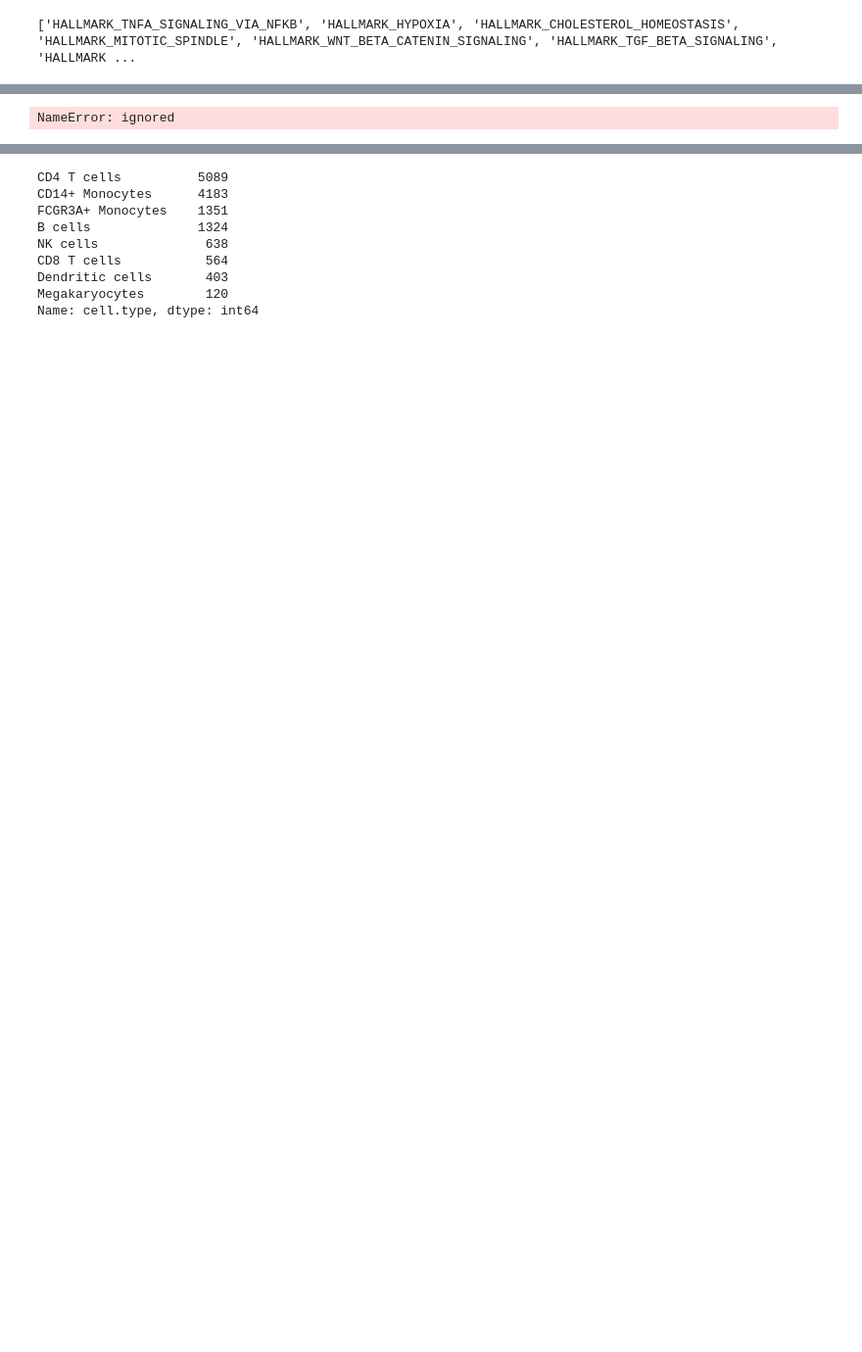
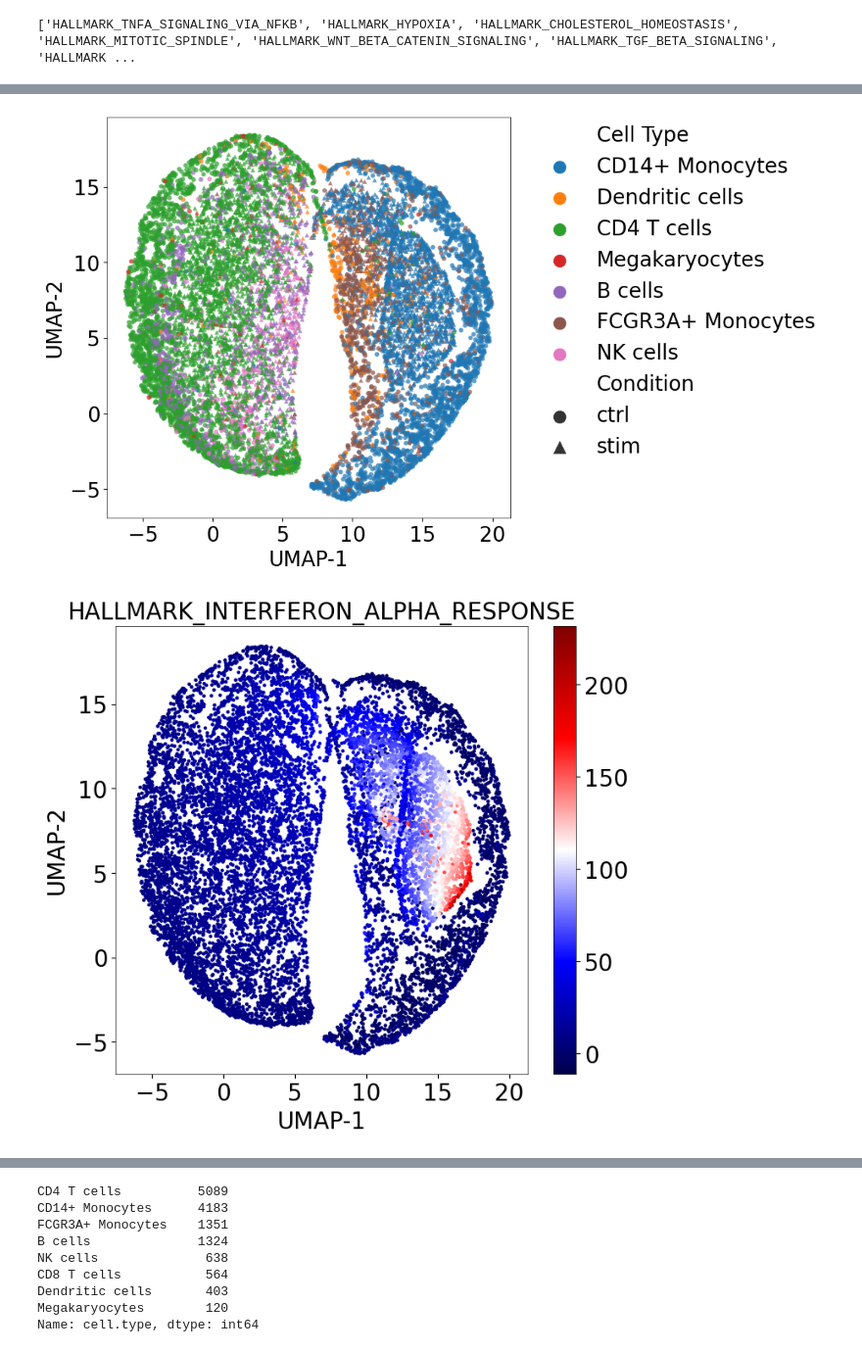
Before and after one commit to davidroad/BMI_7320_Final, a Jupyter notebook: BMI7320_Final_project_single_cell_TP_inference.ipynb, the cells around one changed output, grey strips where cells are left out. Shown at 98% size. Saved outputs shown, nothing was run; the diff lists cells and outputs as text; code cells hidden in the pictures; blank space fills up the shorter version.

```diff
--- a/BMI7320_Final_project_single_cell_TP_inference.ipynb
+++ b/BMI7320_Final_project_single_cell_TP_inference.ipynb
@@ -153,16 +153,17 @@ torch.device('cuda' if torch.cuda.is_available() else 'cpu')
 # %% [output]
 device(type='cuda')
 # %%
-##use 'CD8 T cells' as an example
+##leave 'CD8 T cells' out as an example
+##https://github.com/LucasESBS/vega-reproducibility/blob/main/src/train_vega_ct_out_pbmc.py
 device = torch.device('cuda')
-cell_type = 'CD8 T cells'
+cell_type = 'CD8 T cells' ##CD14+ Monocytes
 print('Training model leaving out '+cell_type, flush=True)
 prefix_model = 'vega_kang_pbmc_%s_out_'%( cell_type)
 print(prefix_model)
 prefix_out = '5CV_vega_kang_pbmc_%s_out_res.npy'%(cell_type)
 print(prefix_out)
-cells = full_data.obs["cell_type"] ==cell_type
-train_data = full_data[cells].copy()
+##remove CD8 T cells in stim condition
+train_data = full_data.copy()[~((full_data.obs['cell_type'] == cell_type) )]
 labels = train_data.obs['cell_type']
 le = preprocessing.LabelEncoder()
 le.fit(labels)
@@ -174,7 +175,7 @@ if sparse.issparse(train_data.X):
   train_ds = train_data.X.A
 else:
   train_ds = train_data.X
-train_ds = torch.Tensor(train_ds).to(device)
+train_ds = torch.Tensor(train_ds)
 print(1)
 print(train_ds.is_cuda)
 train_ds = UnsupervisedDataset(train_ds, targets=y)
@@ -222,7 +219,7 @@ train_data.obs
 # %%
 ##load the best model
-device = torch.device('cuda')
-model = VEGA(pathway_mask, positive_decoder=True)
+device = torch.device('cpu')
+model = VEGA(pathway_mask, positive_decoder=True,device =torch.device('cpu'))
 # Load the best trained model weights
 model.load_state_dict(torch.load('/content/BMI_7320_Final/VEGA_PBMC/save_model/vega_kang_pbmc_CD8 T cells_out_fold_4.pt',map_location=device))
 model.to(device)
@@ -268,19 +277,46 @@ RuntimeError: ignored
 # %%
 reducer = umap.UMAP(random_state=42, min_dist=0.5, n_neighbors=15)
 embedding = reducer.fit_transform(z)
+umap_df = pd.DataFrame({'UMAP-1':embedding[:,0], 'UMAP-2':embedding[:,1],
+                        'Cell Type':train_data.obs['cell_type'], 'Condition':train_data.obs['stim']})
+plt.figure(figsize=[7,7])
+sns.scatterplot(x='UMAP-1', y='UMAP-2', hue='Cell Type', data=umap_df, style='Condition', markers=['o','^'],
+                linewidth=0, alpha=0.7, s=20)
+plt.legend(bbox_to_anchor=(1.05, 1), loc=2, borderaxespad=0., fontsize=20, frameon=False, markerscale=2)
+#plt.legend(frameon=False, ncol=1, fontsize=13, markerscale=1.5)
+plt.xlabel('UMAP-1', fontsize=20)
+plt.ylabel('UMAP-2', fontsize=20)
+plt.xticks(fontsize=20)
+plt.yticks(fontsize=20)
+
+
 plt.figure(figsize=[8,7])
 plt.scatter(embedding[:,0], embedding[:,1], alpha = 1, linewidths=0,
             c = pathway_encoded_df['HALLMARK_INTERFERON_ALPHA_RESPONSE'], marker='o', s=10, cmap = 'seismic')
 cbar = plt.colorbar()
 for t in cbar.ax.get_yticklabels():
      t.set_fontsize(20)
 plt.title('HALLMARK_INTERFERON_ALPHA_RESPONSE', fontsize=20)
 plt.xlabel('UMAP-1', fontsize=20)
 plt.ylabel('UMAP-2', fontsize=20)
 plt.xticks(fontsize=20)
 plt.yticks(fontsize=20)
 #plt.savefig('../paper/figures/fig1-ifn-umap-deep.pdf', format='pdf', dpi=300, bbox_inches='tight')
 plt.show()
 plt.close()
+
+
+plt.figure(figsize=[7,7])
+sns.scatterplot(x='UMAP-1', y='UMAP-2', hue='Condition', data=umap_df,
+                linewidth=0, alpha=0.7, s=5)
+plt.legend(bbox_to_anchor=(1.05, 1), loc=2, borderaxespad=0., fontsize=20, frameon=False, markerscale=2)
+plt.xlabel('UMAP-1', fontsize=20)
+plt.ylabel('UMAP-2', fontsize=20)
+plt.xticks(fontsize=20)
+plt.yticks(fontsize=20)
+
+#plt.savefig('../paper/figures/fig1-b-deep.pdf', format='pdf', dpi=300, bbox_inches='tight')
+plt.show()
 # %% [output]
-NameError: ignored
+[figure, added]
+[figure, added]
```
Also changed, not shown: parts of 12 cells of this notebook.
